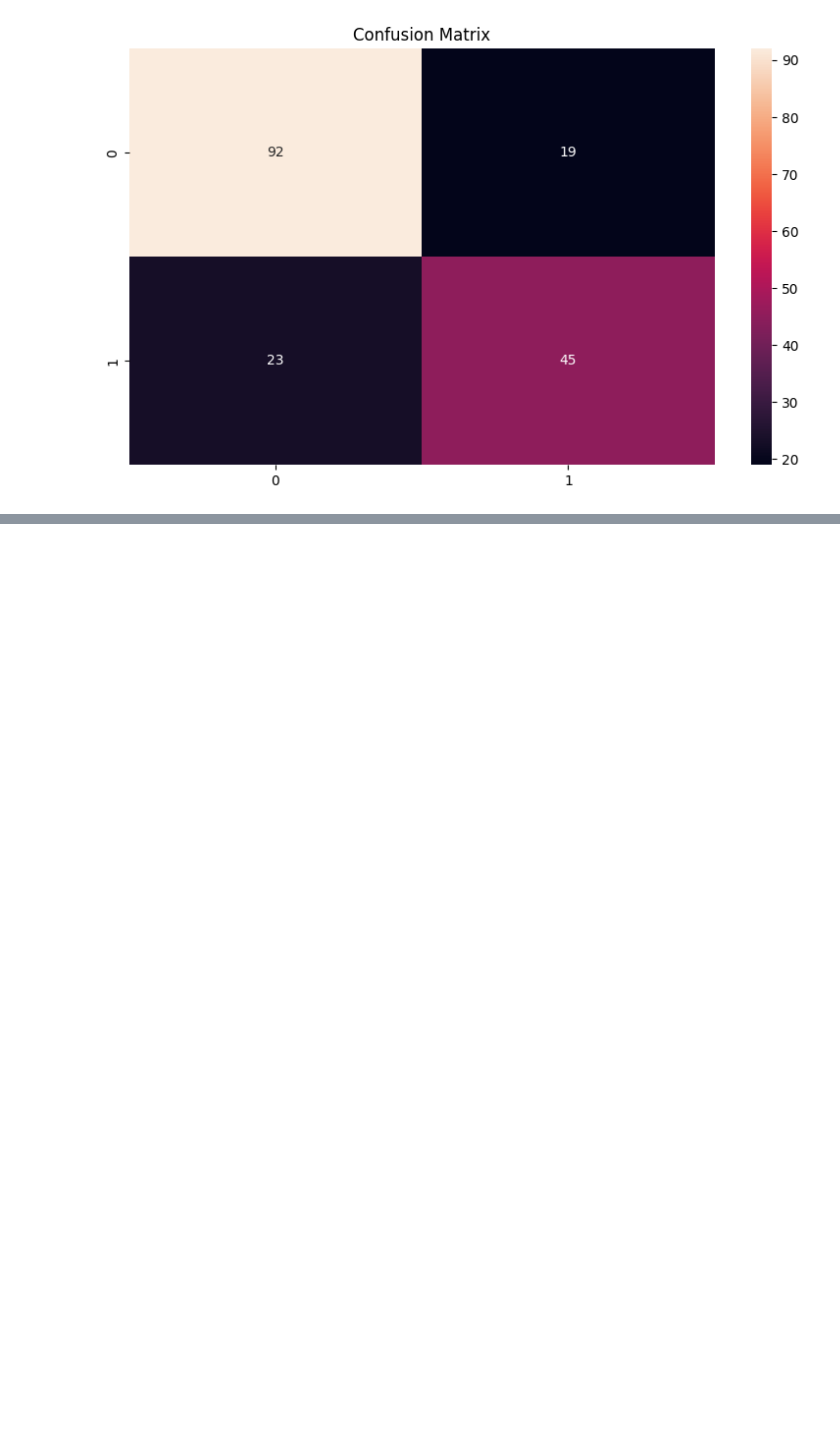
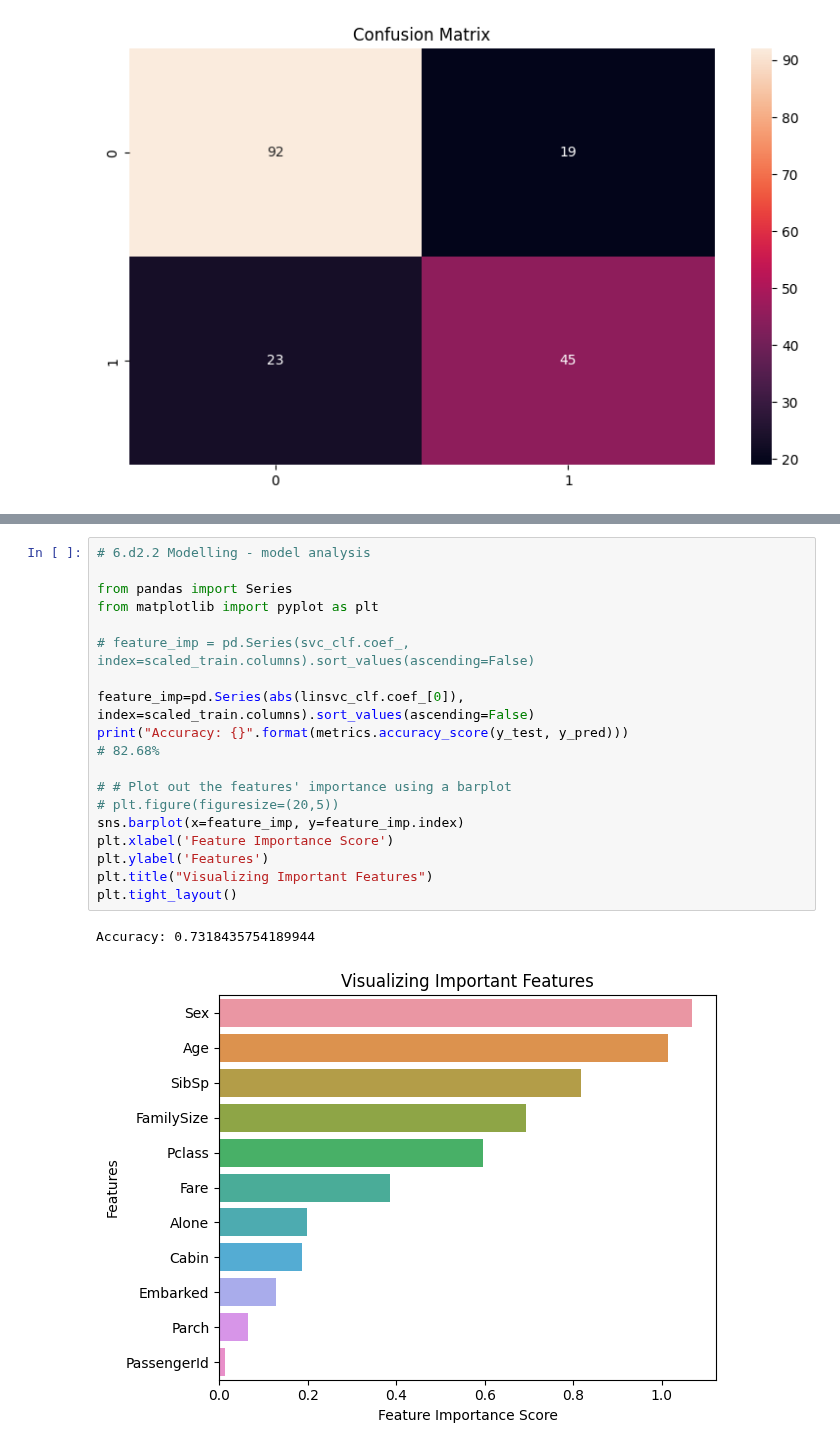
Before and after one commit to Alex-Mak-MCW/Titanic-Survival-Precictions-Project, a Jupyter notebook: KaggleTitanicProject.ipynb, the cells around one changed output, grey strips where cells are left out. Drawn from its saved outputs; the diff is of its cells as text; blank space fills up the shorter version.

```diff
--- a/KaggleTitanicProject.ipynb
+++ b/KaggleTitanicProject.ipynb
@@ -1161,0 +1178,22 @@ Accuracy: 0.76555, 0.76555, 0.77511, 0.76555, 0.76555
+# %%
+# 6.d2.2 Modelling - model analysis
+
+from pandas import Series
+from matplotlib import pyplot as plt
+
+# feature_imp = pd.Series(svc_clf.coef_, index=scaled_train.columns).sort_values(ascending=False)
+
+feature_imp=pd.Series(abs(linsvc_clf.coef_[0]), index=scaled_train.columns).sort_values(ascending=False)
+print("Accuracy: {}".format(metrics.accuracy_score(y_test, y_pred)))
+# 82.68%
+
+# # Plot out the features' importance using a barplot
+# plt.figure(figuresize=(20,5))
+sns.barplot(x=feature_imp, y=feature_imp.index)
+plt.xlabel('Feature Importance Score')
+plt.ylabel('Features')
+plt.title("Visualizing Important Features")
+plt.tight_layout()
+# %% [output]
+Accuracy: 0.7318435754189944
+[figure, added]
```
Also changed, not shown: parts of 5 cells of this notebook, 1 other file.
